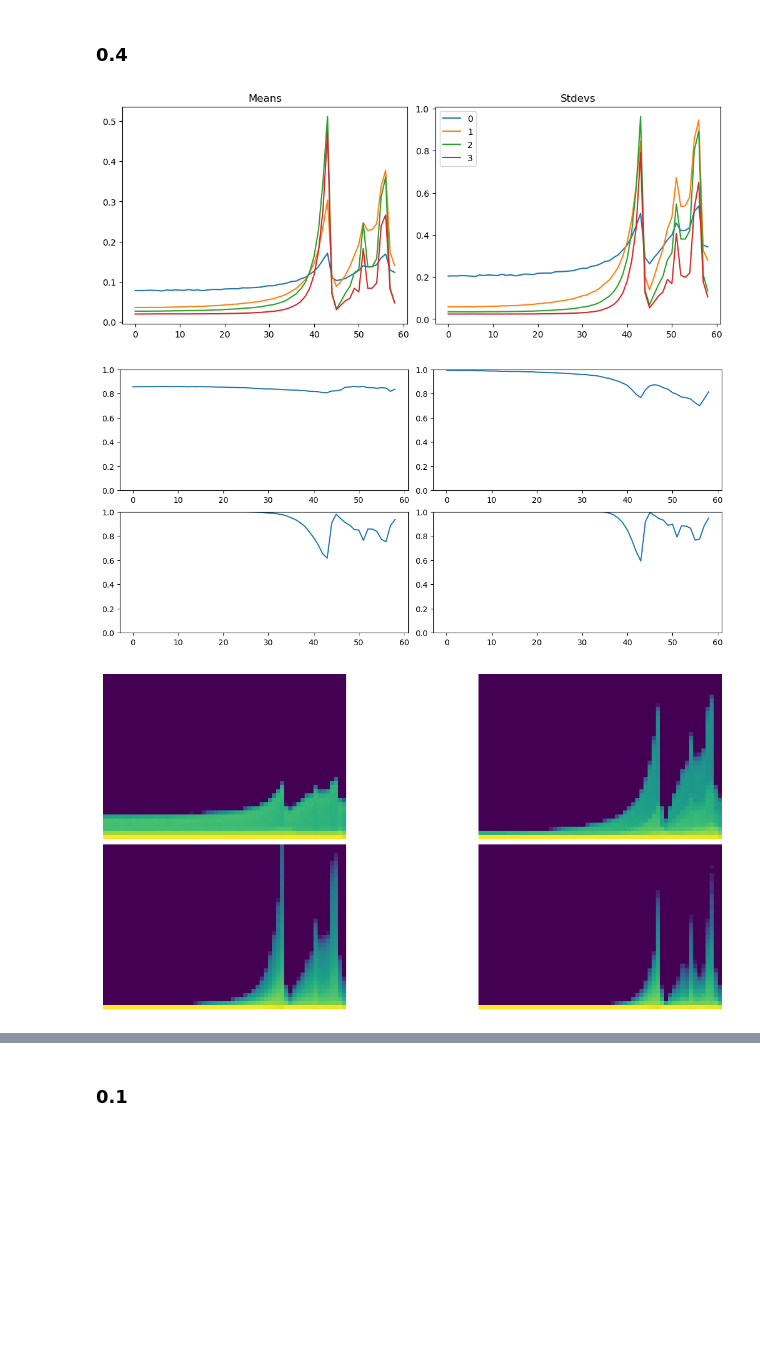
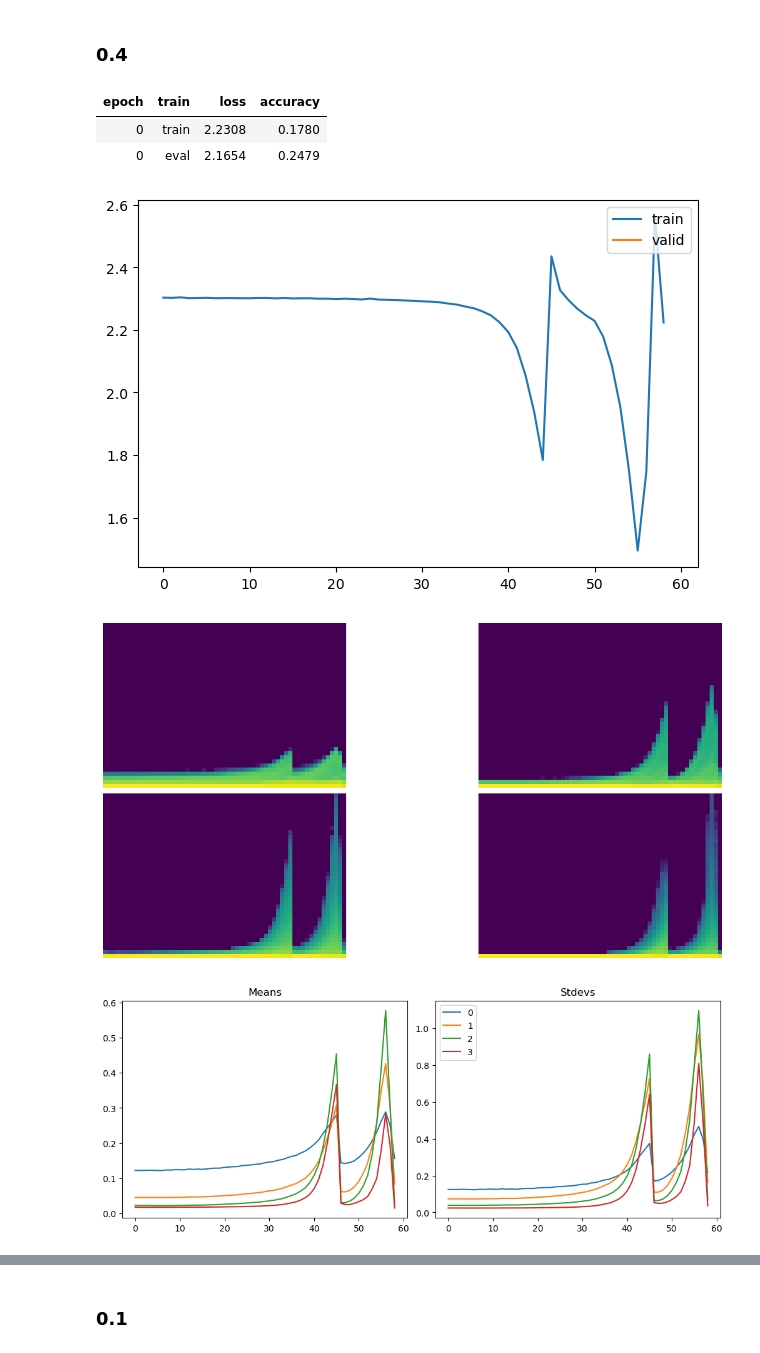
Before and after one commit to tom-pollak/tinyai, a Jupyter notebook: nbs/11_initalizing.ipynb, the cells around one changed output, grey strips where cells are left out. Drawn from its saved outputs; the diff is of its cells as text; code cells hidden in the pictures; blank space fills up the shorter version.

```diff
--- a/nbs/11_initalizing.ipynb
+++ b/nbs/11_initalizing.ipynb
@@ -73,10 +66,12 @@ clean_mem()
 # %% [markdown]
 ### 0.4
-# %%
-astats.plot_stats()
-astats.dead_chart()
-astats.color_dim()
-# %% [output]
-[figure, removed]
-[figure, removed]
-[figure, removed]
+# %%
+get_trainer(0.4).fit(1)
+astats.plot_all()
+# %% [output]
+| epoch | train | loss | accuracy |
+| 0 | train | 2.2308 | 0.1780 |
+| 0 | eval | 2.1654 | 0.2479 |
+[figure, added]
+[figure, added]
+[figure, added]
```
Also changed, not shown: parts of 43 cells of this notebook, 13 other files.
